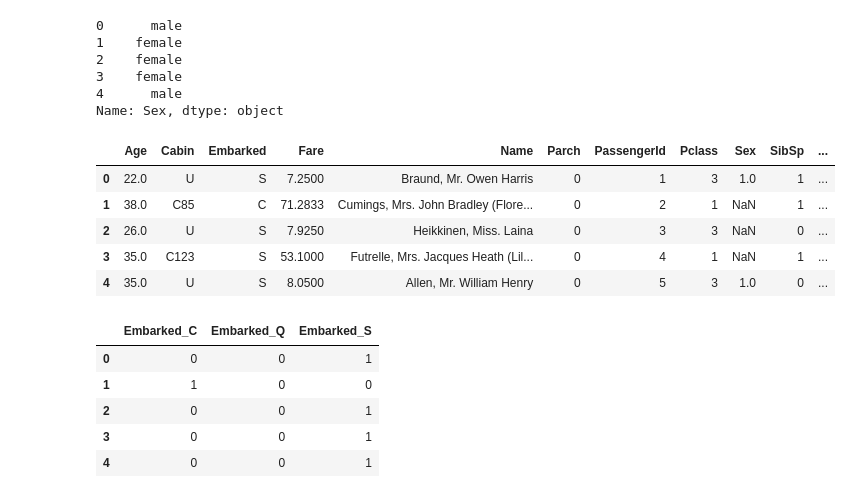
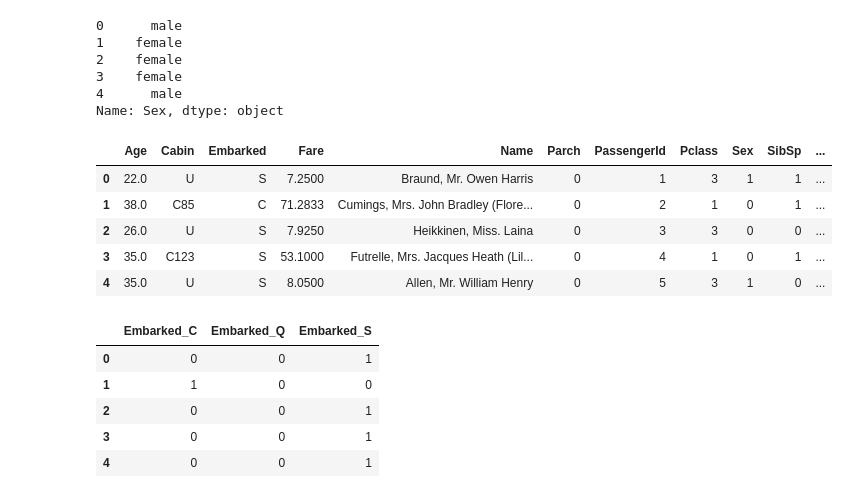
Before and after one commit to LadyWinterD/Titanic-Machine-Learning-from-Disaster, a Jupyter notebook: Titanic.ipynb, the cells around one changed output. Saved outputs shown, nothing was run; the diff lists cells and outputs as text; code cells hidden in the pictures.

```diff
--- a/Titanic.ipynb
+++ b/Titanic.ipynb
@@ -2,9 +2,9 @@
 #impoort data
 import numpy as np
 import pandas as pd
-train = pd.read_csv('D:\\github\\Titanic-Machine-Learning-from-Disaster\\train.csv')
+train = pd.read_csv('C:\\Users\Jenny\\Documents\GitHub\\Titanic-Machine-Learning-from-Disaster\\train.csv')
 # test data
-test = pd.read_csv('D:\\github\\Titanic-Machine-Learning-from-Disaster\\test.csv')
+test = pd.read_csv('C:\\Users\\Jenny\\Documents\\GitHub\\Titanic-Machine-Learning-from-Disaster\\test.csv')
 print('Data trainning:',train.shape,'test data:',test.shape)
 # %% [output]
 Data trainning: (891, 12) test data: (418, 11)
@@ -180,18 +180,21 @@ full['Sex'].head()
 4      male
 Name: Sex, dtype: object
 # %%
-#Set the male = 1, female =0
-sex_mapDict={'male':1,'famale':0}
-#map: Replace the value
-full['Sex']=full['Sex'].map(sex_mapDict)
+#Set up the sex
+def sex_value(Sex):
+    if Sex=='male':
+        return 1
+    else:
+        return 0
+full['Sex'] = full['Sex'].apply(lambda x:sex_value(x))
 full.head()
 # %% [output]
 |  | Age | Cabin | Embarked | Fare | Name | Parch | PassengerId | Pclass | Sex | SibSp | ... |
-| 0 | 22.0 | U | S | 7.2500 | Braund, Mr. Owen Harris | 0 | 1 | 3 | 1.0 | 1 | ... |
-| 1 | 38.0 | C85 | C | 71.2833 | Cumings, Mrs. John Bradley (Flore... | 0 | 2 | 1 | NaN | 1 | ... |
-| 2 | 26.0 | U | S | 7.9250 | Heikkinen, Miss. Laina | 0 | 3 | 3 | NaN | 0 | ... |
-| 3 | 35.0 | C123 | S | 53.1000 | Futrelle, Mrs. Jacques Heath (Lil... | 0 | 4 | 1 | NaN | 1 | ... |
-| 4 | 35.0 | U | S | 8.0500 | Allen, Mr. William Henry | 0 | 5 | 3 | 1.0 | 0 | ... |
+| 0 | 22.0 | U | S | 7.2500 | Braund, Mr. Owen Harris | 0 | 1 | 3 | 1 | 1 | ... |
+| 1 | 38.0 | C85 | C | 71.2833 | Cumings, Mrs. John Bradley (Flore... | 0 | 2 | 1 | 0 | 1 | ... |
+| 2 | 26.0 | U | S | 7.9250 | Heikkinen, Miss. Laina | 0 | 3 | 3 | 0 | 0 | ... |
+| 3 | 35.0 | C123 | S | 53.1000 | Futrelle, Mrs. Jacques Heath (Lil... | 0 | 4 | 1 | 0 | 1 | ... |
+| 4 | 35.0 | U | S | 8.0500 | Allen, Mr. William Henry | 0 | 5 | 3 | 1 | 0 | ... |
 # %%
 #use dummies to covert it to one-hot code, it will make
 embarkedDf = pd.DataFrame()
```
Also changed, not shown: parts of 18 cells of this notebook.
